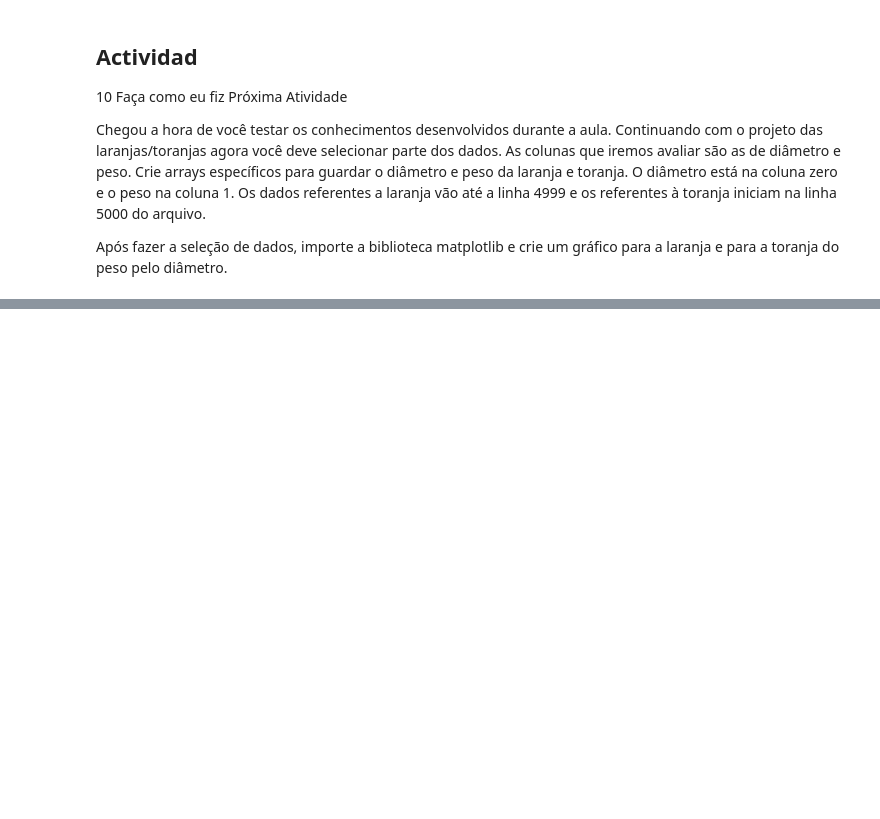
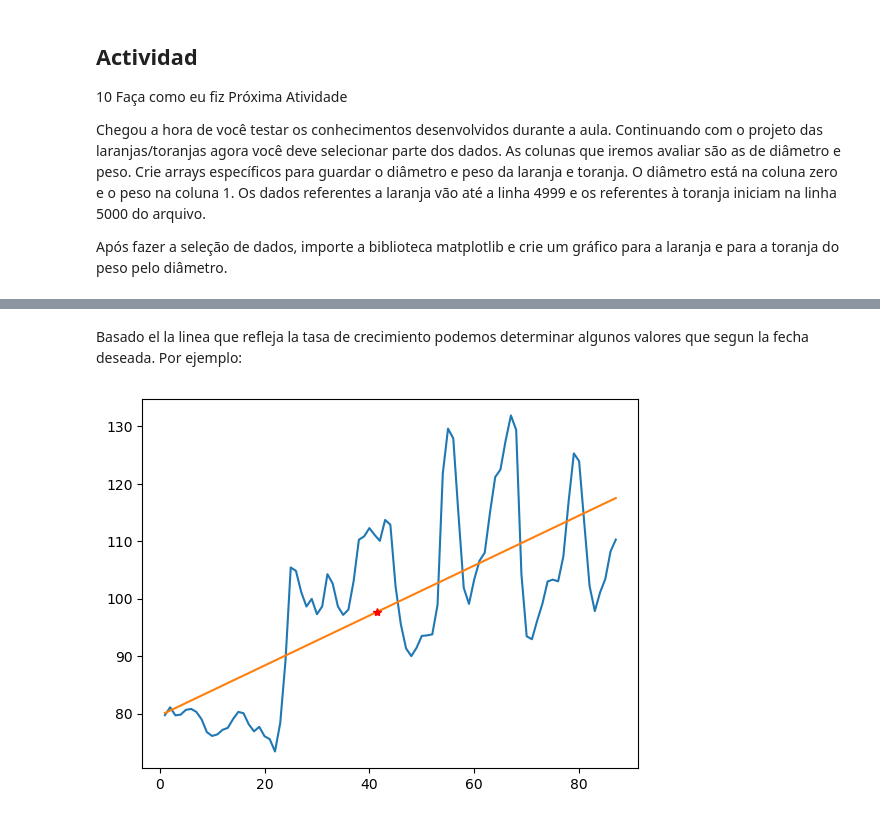
Before and after one commit to ygor-github/Curso_NumPy, a Jupyter notebook: Aprendiendo_Numpy.ipynb, the cells around one changed output, grey strips where cells are left out. Drawn from its saved outputs; the diff is of its cells as text; code cells hidden in the pictures; blank space fills up the shorter version.

```diff
--- a/Aprendiendo_Numpy.ipynb
+++ b/Aprendiendo_Numpy.ipynb
@@ -425,0 +526,9 @@ Após fazer a seleção de dados, importe a biblioteca matplotlib e crie um grá
+# %% [markdown]
+Basado el la linea que refleja la tasa de crecimiento podemos determinar algunos valores que segun la fecha deseada. Por ejemplo:
+# %%
+plt.plot(datas,Moscow)
+plt.plot(datas,y)
+plt.plot(41.5,41.5*a+b,'*r')
+plt.show()
+# %% [output]
+[figure, added]
```
Also changed, not shown: parts of 50 cells of this notebook, 1 other file.
